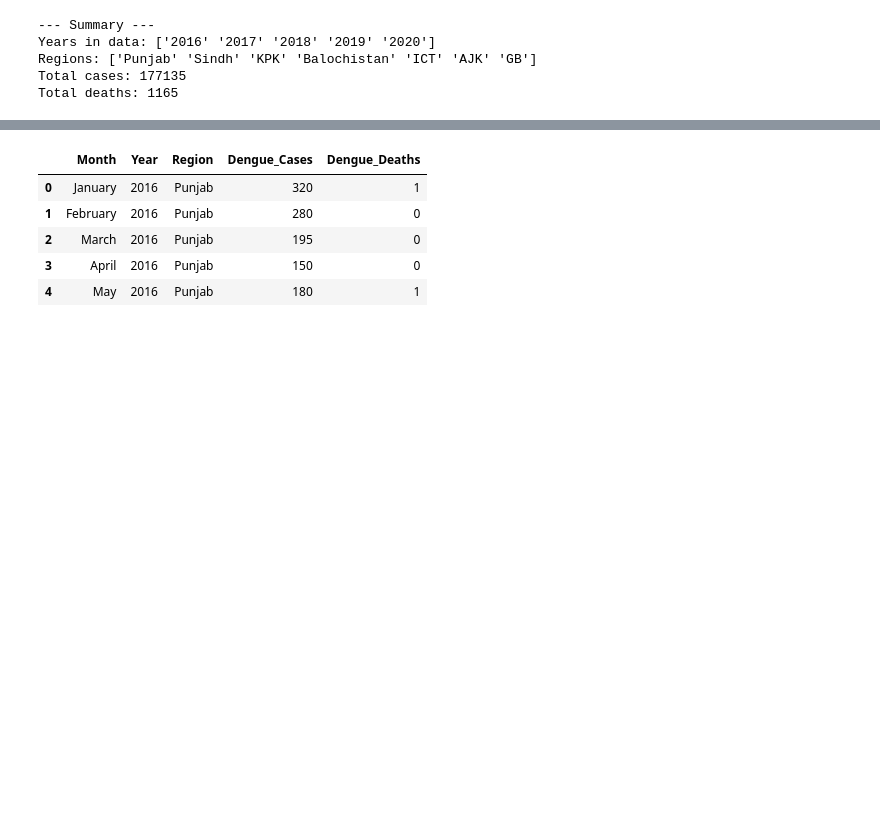
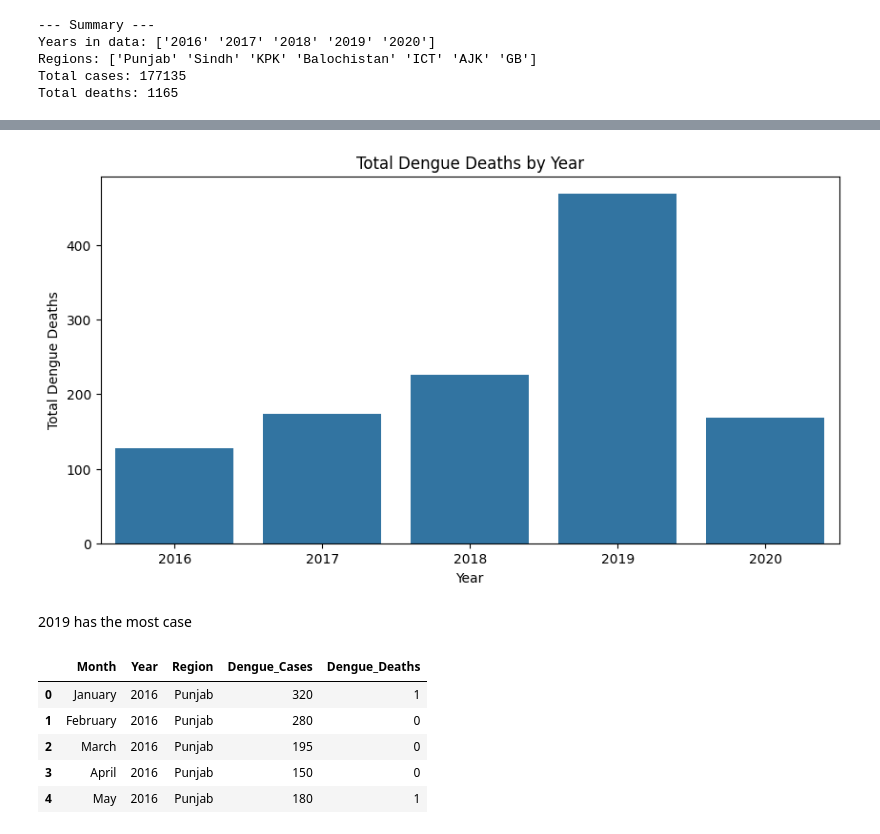
Before and after one commit to zeeshanali90233/Data-Science, a Jupyter notebook: Project-3-Dengue Pakistan/script.ipynb, the cells around one changed output, grey strips where cells are left out. Drawn from its saved outputs; the diff is of its cells as text; code cells hidden in the pictures; blank space fills up the shorter version.

```diff
--- a/Project-3-Dengue Pakistan/script.ipynb
+++ b/Project-3-Dengue Pakistan/script.ipynb
@@ -120,3 +117,22 @@ plt.show()
+# %%
+yearly_deaths = df.groupby("Year")["Dengue_Deaths"].sum()
+
+plt.figure(figsize=(10, 5))
+
+sns.barplot(
+    x=yearly_deaths.index,
+    y=yearly_deaths.values
+)
+
+plt.title("Total Dengue Deaths by Year")
+plt.xlabel("Year")
+plt.ylabel("Total Dengue Deaths")
+
+plt.show()
+# %% [output]
+[figure, added]
+# %% [markdown]
+2019 has the most case
 # %%
 df.head()
 # %% [output]
```
Also changed, not shown: parts of 36 cells of this notebook, 12 other files.
